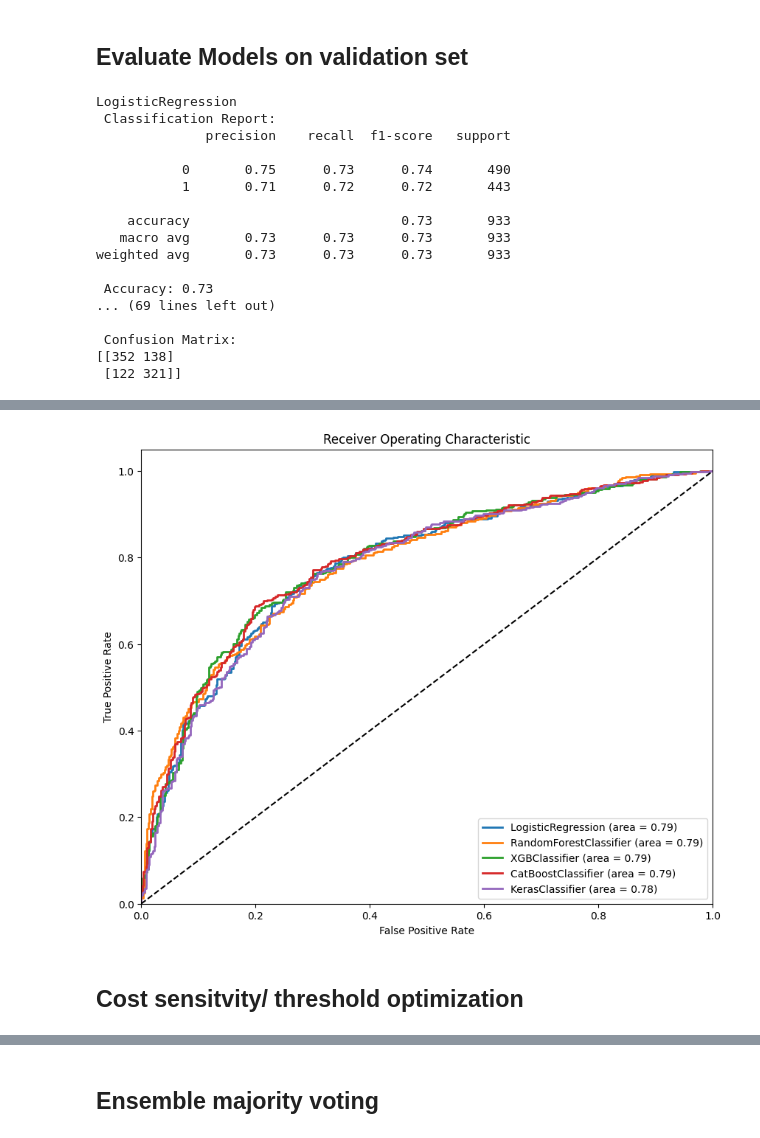
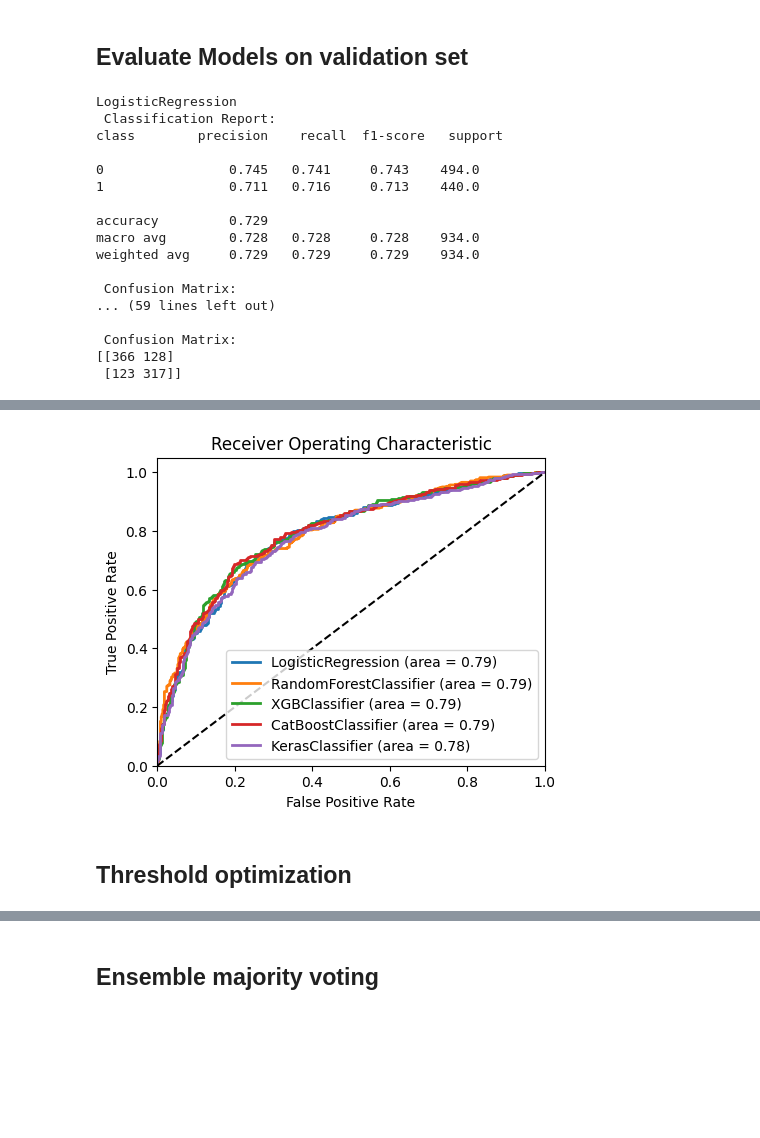
Before and after one commit to dbellenberg/Loan-Risk-Optimizer, a Jupyter notebook: notebooks/exploratory.ipynb, the cells around one changed output, grey strips where cells are left out. Cells and saved outputs as stored; diff of their text form; code cells hidden in the pictures; blank space fills up the shorter version.

```diff
--- a/notebooks/exploratory.ipynb
+++ b/notebooks/exploratory.ipynb
@@ -224,7 +228,7 @@ def train_model(model: BaseEstimator,  class_weights: Optional[dict] = None):
 from sklearn.model_selection import RandomizedSearchCV
 from sklearn.metrics import make_scorer
 
-def optimize_model_params(model, param_grid, X_train, y_train, n_iter=150, cv=3, verbose=0, random_state=42, parallel_processing=True):
+def optimize_model_params(model, param_grid, X_train, y_train, n_iter=96, cv=3, verbose=0, random_state=42, parallel_processing=True):
     """
     Optimize model parameters using RandomizedSearchCV.
 
@@ -376,29 +368,29 @@ optimized_models = [optimized_lr_model, optimized_rf_model, optimized_xgb_model,
 # %%
 #evaluate all optimized models on validation set
 for model in optimized_models:
-    evaluate(X_val, y_val, model)
+    hf.evaluate(X_test, y_test, model)
 # %% [output]
 LogisticRegression
  Classification Report:
-              precision    recall  f1-score   support
+class        precision    recall  f1-score   support
 
-           0       0.75      0.73      0.74       490
-           1       0.71      0.72      0.72       443
+0                0.745   0.741     0.743    494.0
+1                0.711   0.716     0.713    440.0
 
-    accuracy                           0.73       933
-   macro avg       0.73      0.73      0.73       933
-weighted avg       0.73      0.73      0.73       933
-
- Accuracy: 0.73
-... (69 lines left out)
+accuracy         0.729
+macro avg        0.728   0.728     0.728    934.0
+weighted avg     0.729   0.729     0.729    934.0
 
  Confusion Matrix:
-[[352 138]
- [122 321]]
+... (59 lines left out)
+
+ Confusion Matrix:
+[[366 128]
+ [123 317]]
 # %%
 def plot_roc_curves(models, X_val, y_val):
 
-    plt.figure(figsize=(10, 8))
+    plt.figure(figsize=(5, 4))
 
     #iterate through each model and plot roc curve
     for model in models:
@@ -409,6 +401,8 @@ def plot_roc_curves(models, X_val, y_val):
         # Compute ROC curve and ROC area for each model
         fpr, tpr, _ = roc_curve(y_val, y_scores)
         roc_auc = auc(fpr, tpr)
+
+
         # Plot ROC curve
         plt.plot(fpr, tpr, linewidth=2, label=f'{model.__class__.__name__} (area = {roc_auc:.2f})')
 
@@ -429,6 +423,6 @@ plot_roc_curves(optimized_models, X_val, y_val)
-[figure, old version]
+[figure, new version]
 # %% [markdown]
-## Cost sensitvity/ threshold optimization
+## Threshold optimization
 # %%
 from sklearn.metrics import confusion_matrix
 from sklearn.ensemble import VotingClassifier
```
Also changed, not shown: parts of 12 cells of this notebook, 5 other files.
